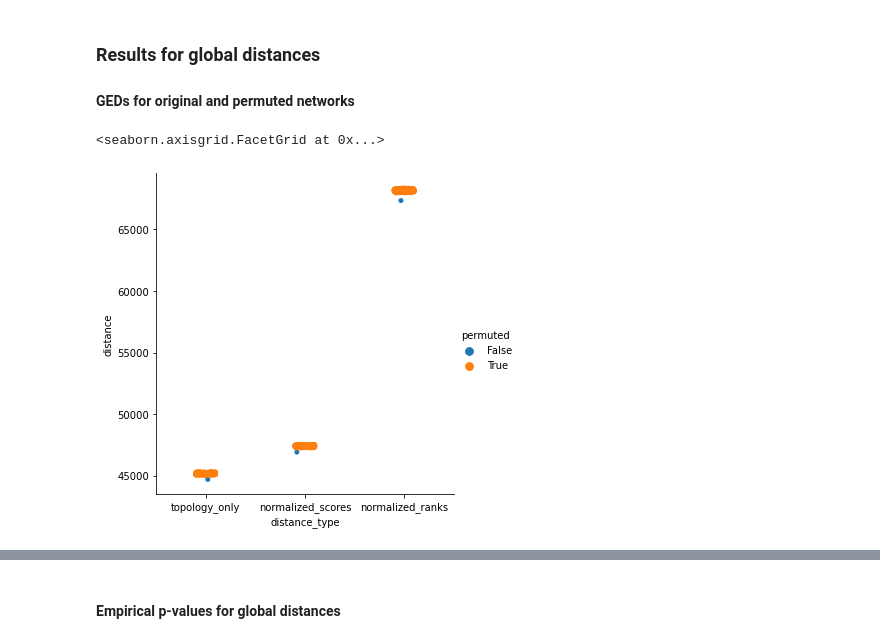
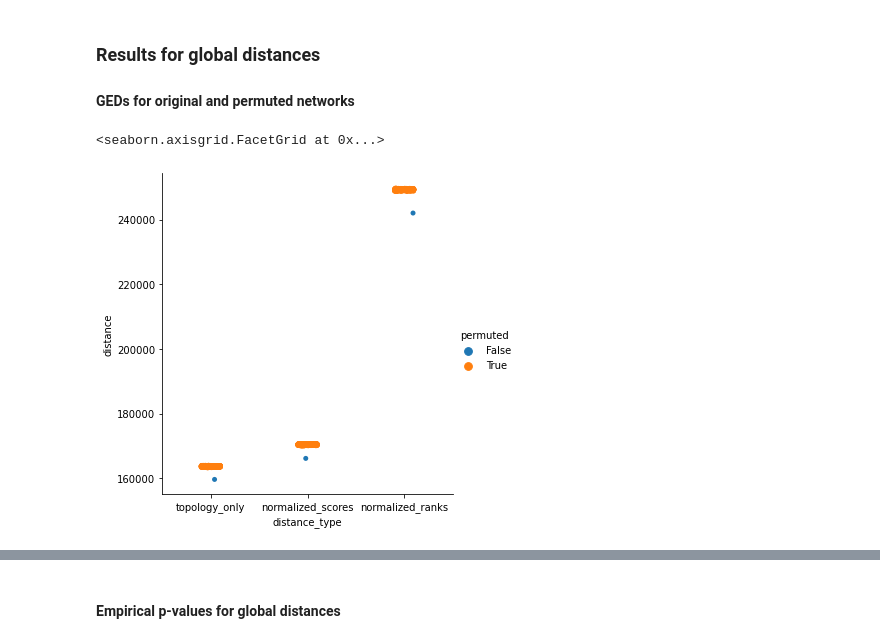
Before and after one commit to repotrial/graphsimqt, a Jupyter notebook: playground.ipynb, the cells around one changed output, grey strips where cells are left out. Drawn from its saved outputs; the diff is of its cells as text; code cells hidden in the pictures.

```diff
--- a/playground.ipynb
+++ b/playground.ipynb
@@ -159,8 +173,8 @@ sns.displot(data=pd.DataFrame({'normalized rank': rr_norm_ranks}), x='normalized
 
 #### GEDs for original and permuted networks
 # %%
-results = pd.read_csv('results/permutation_results.csv')
+results = pd.read_csv('results/EST_permutation_results.csv')
 sns.catplot(data=results[results['comparison'] == 'global'], x='distance_type', y='distance', hue='permuted')
 # %% [output]
 <seaborn.axisgrid.FacetGrid at 0x...>
-[figure, old version]
+[figure, new version]
```
Also changed, not shown: parts of 31 cells of this notebook, 50 other files.
